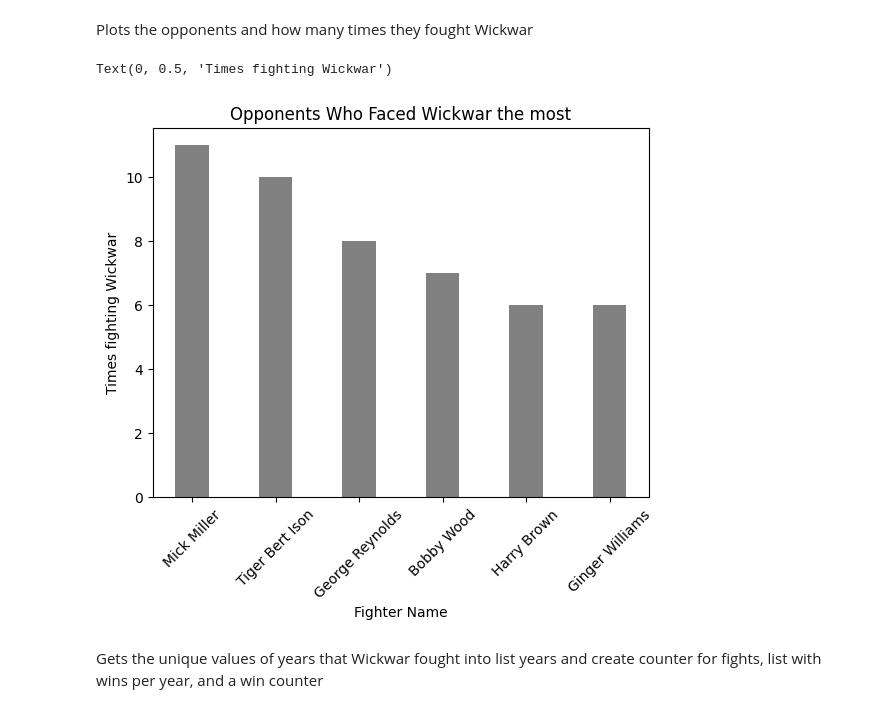
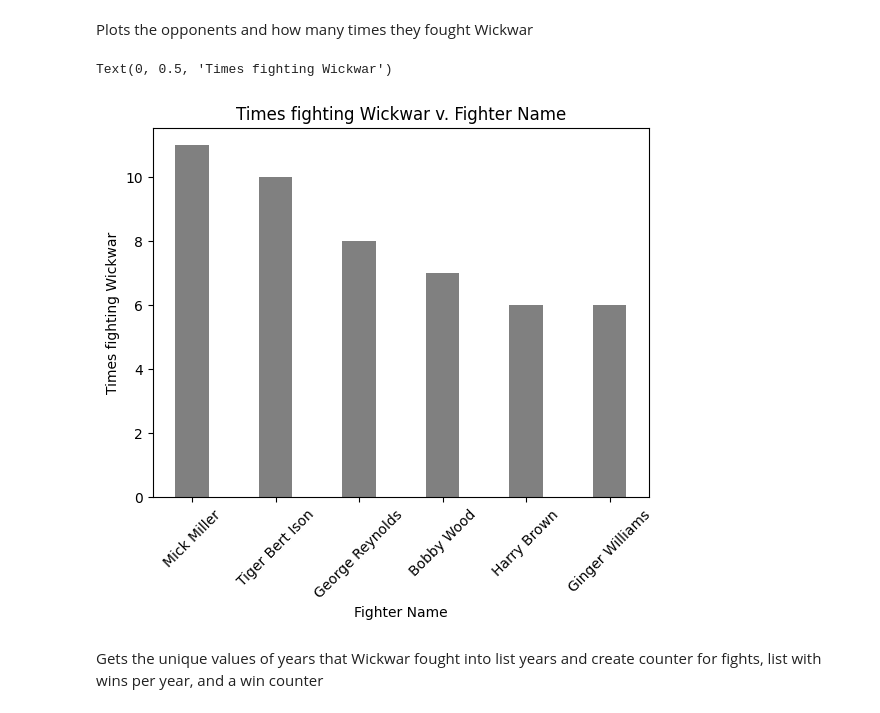
Before and after one commit to timothylc/WickwarBoxing, a Jupyter notebook: Wickwar_Boxing.ipynb, the cells around one changed output. Saved outputs shown, nothing was run; the diff lists cells and outputs as text; code cells hidden in the pictures.

```diff
--- a/Wickwar_Boxing.ipynb
+++ b/Wickwar_Boxing.ipynb
@@ -142,12 +142,12 @@ Plots the opponents and how many times they fought Wickwar
 # %%
 plt.bar(top_fighters, most_fights, width = 0.4, color = 'gray')
 plt.xticks(rotation=45)
-plt.title("Opponents Who Faced Wickwar the most")
+plt.title("Times fighting Wickwar v. Fighter Name")
 plt.xlabel("Fighter Name")
 plt.ylabel("Times fighting Wickwar")
 # %% [output]
 Text(0, 0.5, 'Times fighting Wickwar')
-[figure, old version]
+[figure, new version]
 # %% [markdown]
 Gets the unique values of years that Wickwar fought into list years and create counter for fights, list with wins per year, and a win counter
 # %%
```
Also changed, not shown: parts of 7 cells of this notebook.
